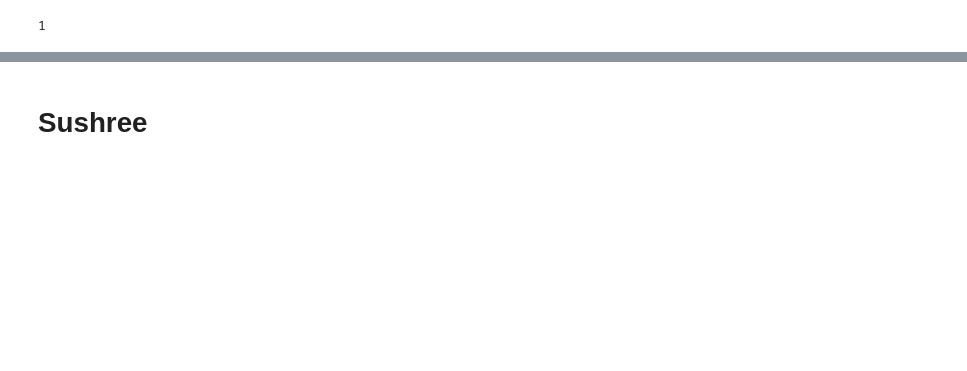
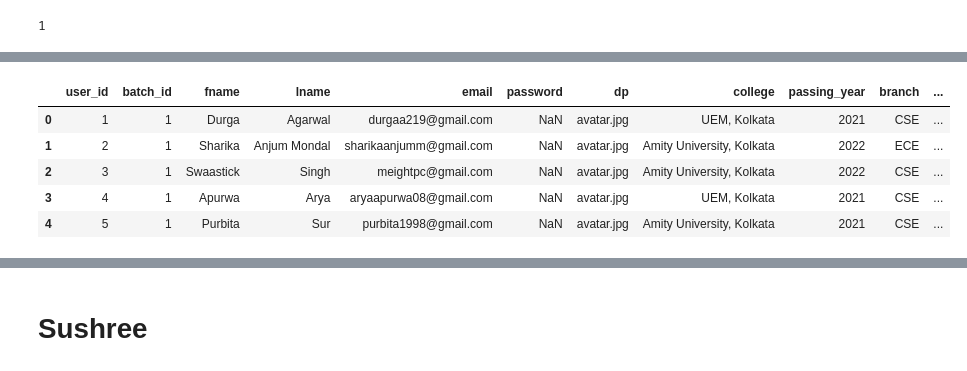
Before and after one commit to SkeyRahaman/Report-Card-Generator, a Jupyter notebook: Report-Card-Generator.ipynb, the cells around one changed output, grey strips where cells are left out. Cells and saved outputs as stored; diff of their text form; code cells hidden in the pictures; blank space fills up the shorter version.

```diff
--- a/Report-Card-Generator.ipynb
+++ b/Report-Card-Generator.ipynb
@@ -324,0 +452,2 @@ To retain the current behavior and silence the warning, pass 'sort=True'.
+# %%
+user=pd.read_csv('users - users.csv')
@@ -324,0 +495,9 @@ To retain the current behavior and silence the warning, pass 'sort=True'.
+# %%
+user.head()
+# %% [output]
+|  | user_id | batch_id | fname | lname | email | password | dp | college | passing_year | branch | ... |
+| 0 | 1 | 1 | Durga | Agarwal | durgaa219@gmail.com | NaN | avatar.jpg | UEM, Kolkata | 2021 | CSE | ... |
+| 1 | 2 | 1 | Sharika | Anjum Mondal | sharikaanjumm@gmail.com | NaN | avatar.jpg | Amity University, Kolkata | 2022 | ECE | ... |
+| 2 | 3 | 1 | Swaastick | Singh | meightpc@gmail.com | NaN | avatar.jpg | Amity University, Kolkata | 2022 | CSE | ... |
+| 3 | 4 | 1 | Apurwa | Arya | aryaapurwa08@gmail.com | NaN | avatar.jpg | UEM, Kolkata | 2021 | CSE | ... |
+| 4 | 5 | 1 | Purbita | Sur | purbita1998@gmail.com | NaN | avatar.jpg | Amity University, Kolkata | 2021 | CSE | ... |
```
Also changed, not shown: parts of 50 cells of this notebook.
